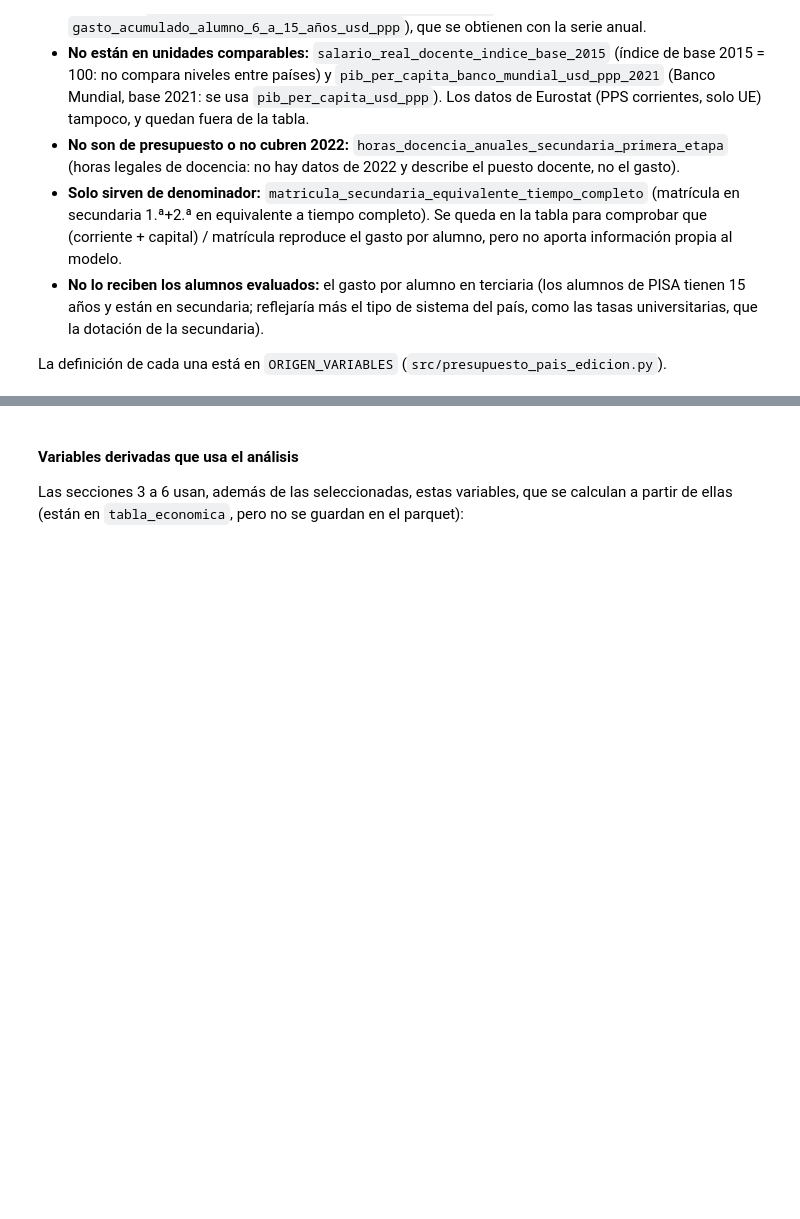
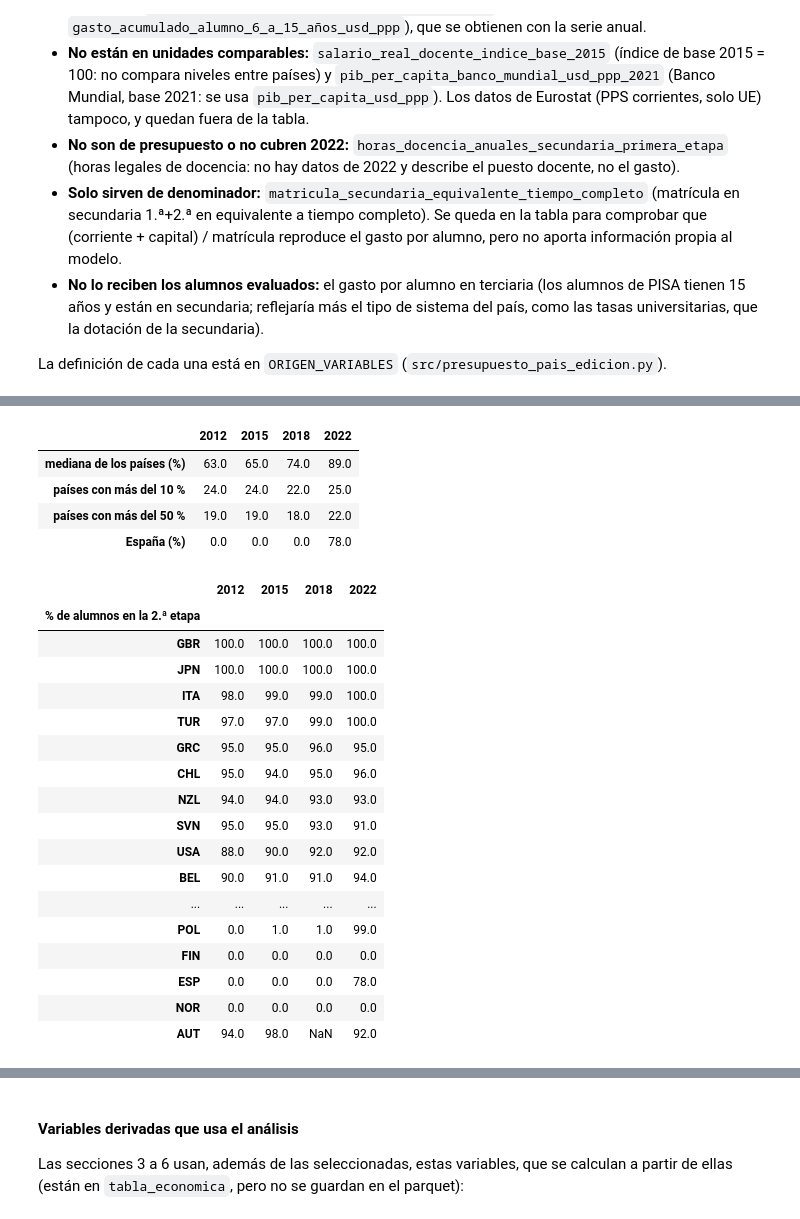
Before and after one commit to musero55/tfm_data_science, a Jupyter notebook: notebooks/fase_1_data_ingestion_eda/01_EDA_presupuestos.ipynb, the cells around one changed output, grey strips where cells are left out. Drawn from its saved outputs; the diff is of its cells as text; code cells hidden in the pictures; blank space fills up the shorter version.

```diff
--- a/notebooks/fase_1_data_ingestion_eda/01_EDA_presupuestos.ipynb
+++ b/notebooks/fase_1_data_ingestion_eda/01_EDA_presupuestos.ipynb
@@ -451,0 +456,40 @@ La definición de cada una está en `ORIGEN_VARIABLES` (`src/presupuesto_pais_ed
+# %%
+from src.pisa_pipeline import rutas_datos_anuales
+
+porcentaje_segunda_etapa = {}
+for edicion, columna_nivel in ((2012, 'iscedl'), (2015, 'ISCEDL'), (2018, 'ISCEDL'), (2022, 'ISCEDP')):
+    ruta_estudiantes, _ = rutas_datos_anuales(RUTA_RAW, edicion)
+    estudiantes_nivel = pd.read_parquet(ruta_estudiantes, columns=['CNT', 'W_FSTUWT', columna_nivel]).dropna()
+    nivel = pd.to_numeric(estudiantes_nivel[columna_nivel])
+    en_segunda_etapa = ((nivel // 100) if edicion == 2022 else nivel) == 3
+    peso_segunda_etapa = (estudiantes_nivel['W_FSTUWT'] * en_segunda_etapa).groupby(estudiantes_nivel['CNT']).sum()
+    porcentaje_segunda_etapa[edicion] = 100 * peso_segunda_etapa / estudiantes_nivel.groupby('CNT')['W_FSTUWT'].sum()
+porcentaje_segunda_etapa = pd.DataFrame(porcentaje_segunda_etapa).round(0)
+resumen_etapas = pd.DataFrame({'mediana de los países (%)': porcentaje_segunda_etapa.median(), 'países con más del 10 %': (porcentaje_segunda_etapa > 10).sum(),
+                               'países con más del 50 %': (porcentaje_segunda_etapa > 50).sum(), 'España (%)': porcentaje_segunda_etapa.loc['ESP']}).T
+display(resumen_etapas)
+porcentaje_segunda_etapa.sort_values(2018, ascending=False).rename_axis('% de alumnos en la 2.ª etapa')
+# %% [output]
+|  | 2012 | 2015 | 2018 | 2022 |
+| mediana de los países (%) | 63.0 | 65.0 | 74.0 | 89.0 |
+| países con más del 10 % | 24.0 | 24.0 | 22.0 | 25.0 |
+| países con más del 50 % | 19.0 | 19.0 | 18.0 | 22.0 |
+| España (%) | 0.0 | 0.0 | 0.0 | 78.0 |
+|  | 2012 | 2015 | 2018 | 2022 |
+| % de alumnos en la 2.ª etapa |  |  |  |  |
+| GBR | 100.0 | 100.0 | 100.0 | 100.0 |
+| JPN | 100.0 | 100.0 | 100.0 | 100.0 |
+| ITA | 98.0 | 99.0 | 99.0 | 100.0 |
+| TUR | 97.0 | 97.0 | 99.0 | 100.0 |
+| GRC | 95.0 | 95.0 | 96.0 | 95.0 |
+| CHL | 95.0 | 94.0 | 95.0 | 96.0 |
+| NZL | 94.0 | 94.0 | 93.0 | 93.0 |
+| SVN | 95.0 | 95.0 | 93.0 | 91.0 |
+| USA | 88.0 | 90.0 | 92.0 | 92.0 |
+| BEL | 90.0 | 91.0 | 91.0 | 94.0 |
+| ... | ... | ... | ... | ... |
+| POL | 0.0 | 1.0 | 1.0 | 99.0 |
+| FIN | 0.0 | 0.0 | 0.0 | 0.0 |
+| ESP | 0.0 | 0.0 | 0.0 | 78.0 |
+| NOR | 0.0 | 0.0 | 0.0 | 0.0 |
+| AUT | 94.0 | 98.0 | NaN | 92.0 |
```
Also changed, not shown: parts of 6 cells of this notebook, 21 other files.
